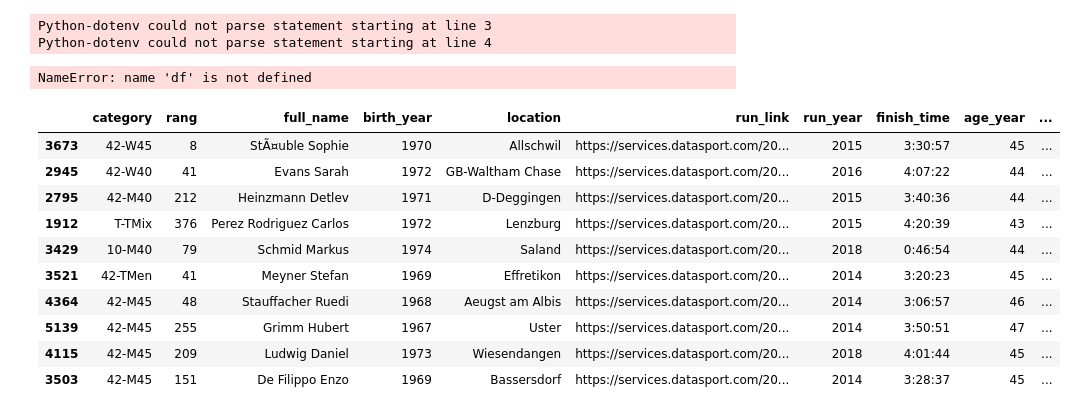
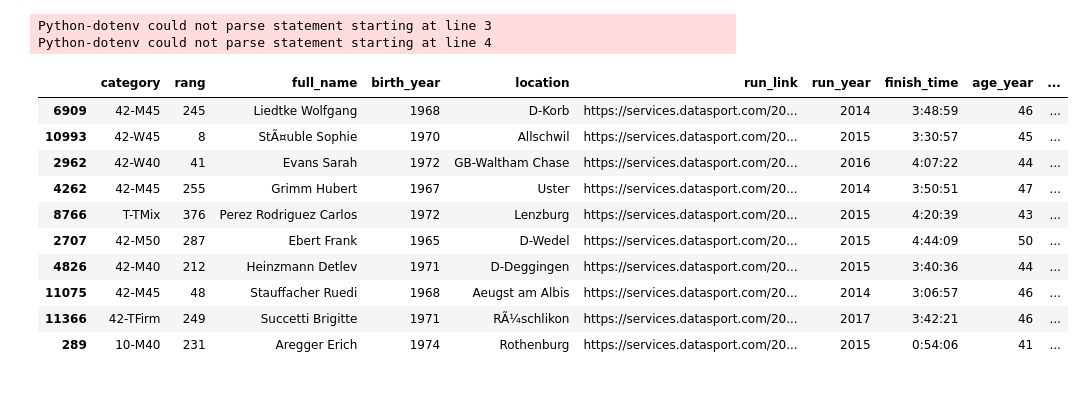
Before and after one commit to aloha-fim/kam_second, a Jupyter notebook: graphs_azure.ipynb, the cells around one changed output. Saved outputs shown, nothing was run; the diff lists cells and outputs as text; code cells hidden in the pictures.

```diff
--- a/graphs_azure.ipynb
+++ b/graphs_azure.ipynb
@@ -97,6 +97,4 @@ df['ada_v2'] = df["quote"].apply(lambda x : generate_embeddings (x, model = 'tex
 Python-dotenv could not parse statement starting at line 3
 Python-dotenv could not parse statement starting at line 4
 # %%
-df.to_csv('./data/postdefined_users_azure_data.csv', encoding = "ISO-8859-1")
+df.to_csv('./data/postdefined_users_azure_data_v4.csv', index=False)
-# %% [output]
-NameError: name 'df' is not defined
@@ -105,36 +101,40 @@ df.to_pickle('./data/postdefined_users_azure_data.pkl')
 # %%
 def cosine_similarity(a, b):
     return np.dot(a, b) / (np.linalg.norm(a) * np.linalg.norm(b))
 
 def get_embedding(text, model="text-embedding-ada-002"): # model = "deployment_name"
     return client.embeddings.create(input = [text], model=model).data[0].embedding
 
-def search_docs(df, user_query, top_n=10, to_print=True):
+def search_docs(df, user_query, top_n=2, to_print=True):
     embedding = get_embedding(
         user_query,
         model="text-embedding-ada-002" # model should be set to the deployment name you chose when you deployed the text-embedding-ada-002 (Version 2) model
     )
     df["similarities"] = df.ada_v2.apply(lambda x: cosine_similarity(x, embedding))
 
     res = (
         df.sort_values("similarities", ascending=False)
         .head(top_n)
     )
     if to_print:
         display(res)
     return res
 
 
-res = search_docs(df, "Can I get information on how to help me get over my accident?", top_n=10)
+
+
+
+
+res = search_docs(df, "Can you find inspiration advice to get over my accident?", top_n=10)
 # %% [output]
 |  | category | rang | full_name | birth_year | location | run_link | run_year | finish_time | age_year | ... |
-| 3673 | 42-W45 | 8 | StÃ¤uble Sophie | 1970 | Allschwil | https://services.datasport.com/20... | 2015 | 3:30:57 | 45 | ... |
-| 2945 | 42-W40 | 41 | Evans Sarah | 1972 | GB-Waltham Chase | https://services.datasport.com/20... | 2016 | 4:07:22 | 44 | ... |
-| 2795 | 42-M40 | 212 | Heinzmann Detlev | 1971 | D-Deggingen | https://services.datasport.com/20... | 2015 | 3:40:36 | 44 | ... |
-| 1912 | T-TMix | 376 | Perez Rodriguez Carlos | 1972 | Lenzburg | https://services.datasport.com/20... | 2015 | 4:20:39 | 43 | ... |
-| 3429 | 10-M40 | 79 | Schmid Markus | 1974 | Saland | https://services.datasport.com/20... | 2018 | 0:46:54 | 44 | ... |
-| 3521 | 42-TMen | 41 | Meyner Stefan | 1969 | Effretikon | https://services.datasport.com/20... | 2014 | 3:20:23 | 45 | ... |
-| 4364 | 42-M45 | 48 | Stauffacher Ruedi | 1968 | Aeugst am Albis | https://services.datasport.com/20... | 2014 | 3:06:57 | 46 | ... |
-| 5139 | 42-M45 | 255 | Grimm Hubert | 1967 | Uster | https://services.datasport.com/20... | 2014 | 3:50:51 | 47 | ... |
-| 4115 | 42-M45 | 209 | Ludwig Daniel | 1973 | Wiesendangen | https://services.datasport.com/20... | 2018 | 4:01:44 | 45 | ... |
-| 3503 | 42-M45 | 151 | De Filippo Enzo | 1969 | Bassersdorf | https://services.datasport.com/20... | 2014 | 3:28:37 | 45 | ... |
+| 6909 | 42-M45 | 245 | Liedtke Wolfgang | 1968 | D-Korb | https://services.datasport.com/20... | 2014 | 3:48:59 | 46 | ... |
+| 10993 | 42-W45 | 8 | StÃ¤uble Sophie | 1970 | Allschwil | https://services.datasport.com/20... | 2015 | 3:30:57 | 45 | ... |
+| 2962 | 42-W40 | 41 | Evans Sarah | 1972 | GB-Waltham Chase | https://services.datasport.com/20... | 2016 | 4:07:22 | 44 | ... |
+| 4262 | 42-M45 | 255 | Grimm Hubert | 1967 | Uster | https://services.datasport.com/20... | 2014 | 3:50:51 | 47 | ... |
+| 8766 | T-TMix | 376 | Perez Rodriguez Carlos | 1972 | Lenzburg | https://services.datasport.com/20... | 2015 | 4:20:39 | 43 | ... |
+| 2707 | 42-M50 | 287 | Ebert Frank | 1965 | D-Wedel | https://services.datasport.com/20... | 2015 | 4:44:09 | 50 | ... |
+| 4826 | 42-M40 | 212 | Heinzmann Detlev | 1971 | D-Deggingen | https://services.datasport.com/20... | 2015 | 3:40:36 | 44 | ... |
+| 11075 | 42-M45 | 48 | Stauffacher Ruedi | 1968 | Aeugst am Albis | https://services.datasport.com/20... | 2014 | 3:06:57 | 46 | ... |
+| 11366 | 42-TFirm | 249 | Succetti Brigitte | 1971 | RÃ¼schlikon | https://services.datasport.com/20... | 2017 | 3:42:21 | 46 | ... |
+| 289 | 10-M40 | 231 | Aregger Erich | 1974 | Rothenburg | https://services.datasport.com/20... | 2015 | 0:54:06 | 41 | ... |
```
Also changed, not shown: parts of 15 cells of this notebook, 8 other files.
